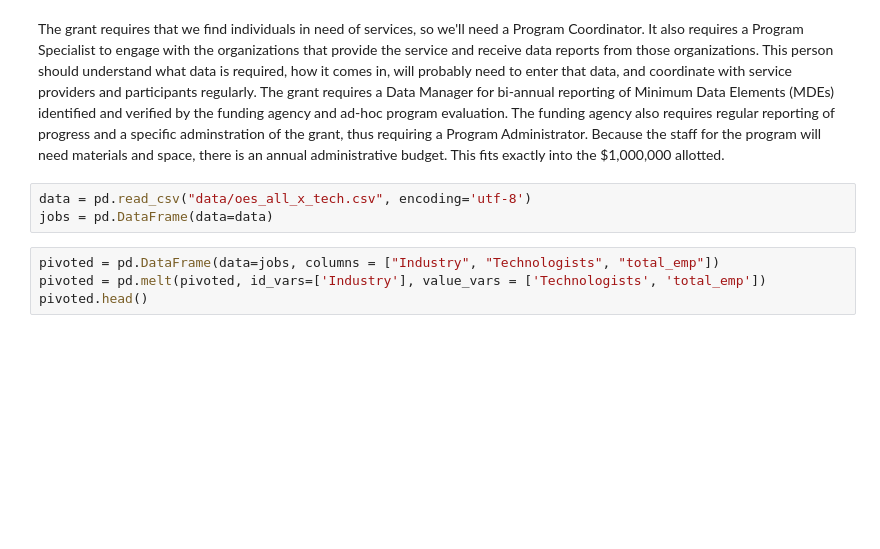
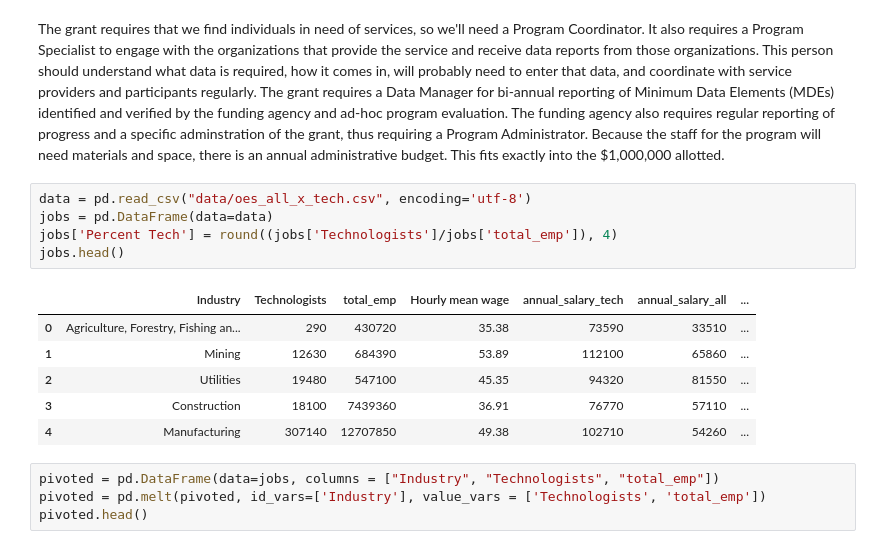
Before and after one commit to mariekers/blog, a Jupyter notebook: _notebooks/2020-06-15-non-profits.ipynb, the cells around one changed output. Cells and saved outputs as stored; diff of their text form; blank space fills up the shorter version.

```diff
--- a/_notebooks/2020-06-15-non-profits.ipynb
+++ b/_notebooks/2020-06-15-non-profits.ipynb
@@ -77,6 +77,15 @@ The grant requires that we find individuals in need of services, so we'll need a
 # %%
 data = pd.read_csv("data/oes_all_x_tech.csv", encoding='utf-8')
 jobs = pd.DataFrame(data=data)
+jobs['Percent Tech'] = round((jobs['Technologists']/jobs['total_emp']), 4)
+jobs.head()
+# %% [output]
+|  | Industry | Technologists | total_emp | Hourly mean wage | annual_salary_tech | annual_salary_all | ... |
+| 0 | Agriculture, Forestry, Fishing an... | 290 | 430720 | 35.38 | 73590 | 33510 | ... |
+| 1 | Mining | 12630 | 684390 | 53.89 | 112100 | 65860 | ... |
+| 2 | Utilities | 19480 | 547100 | 45.35 | 94320 | 81550 | ... |
+| 3 | Construction | 18100 | 7439360 | 36.91 | 76770 | 57110 | ... |
+| 4 | Manufacturing | 307140 | 12707850 | 49.38 | 102710 | 54260 | ... |
 # %%
 pivoted = pd.DataFrame(data=jobs, columns = ["Industry", "Technologists", "total_emp"])
 pivoted = pd.melt(pivoted, id_vars=['Industry'], value_vars = ['Technologists', 'total_emp'])
```
Also changed, not shown: parts of 20 cells of this notebook, 5 other files.
